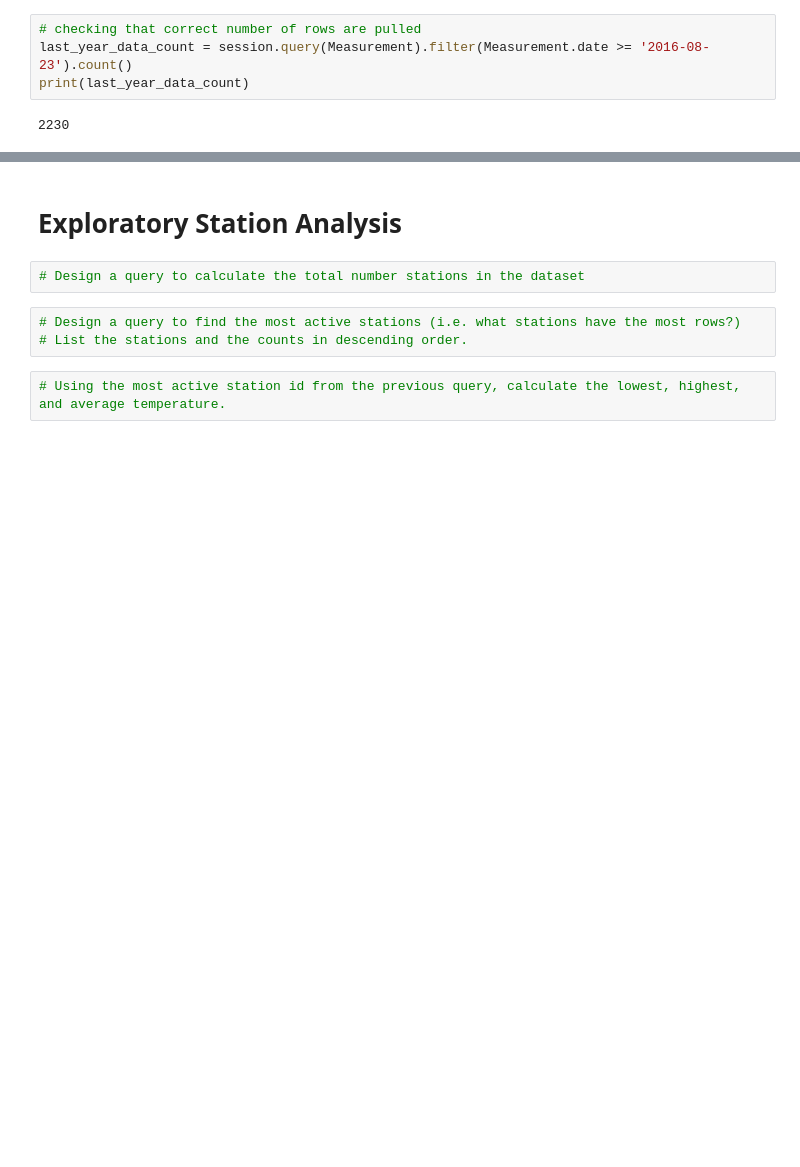
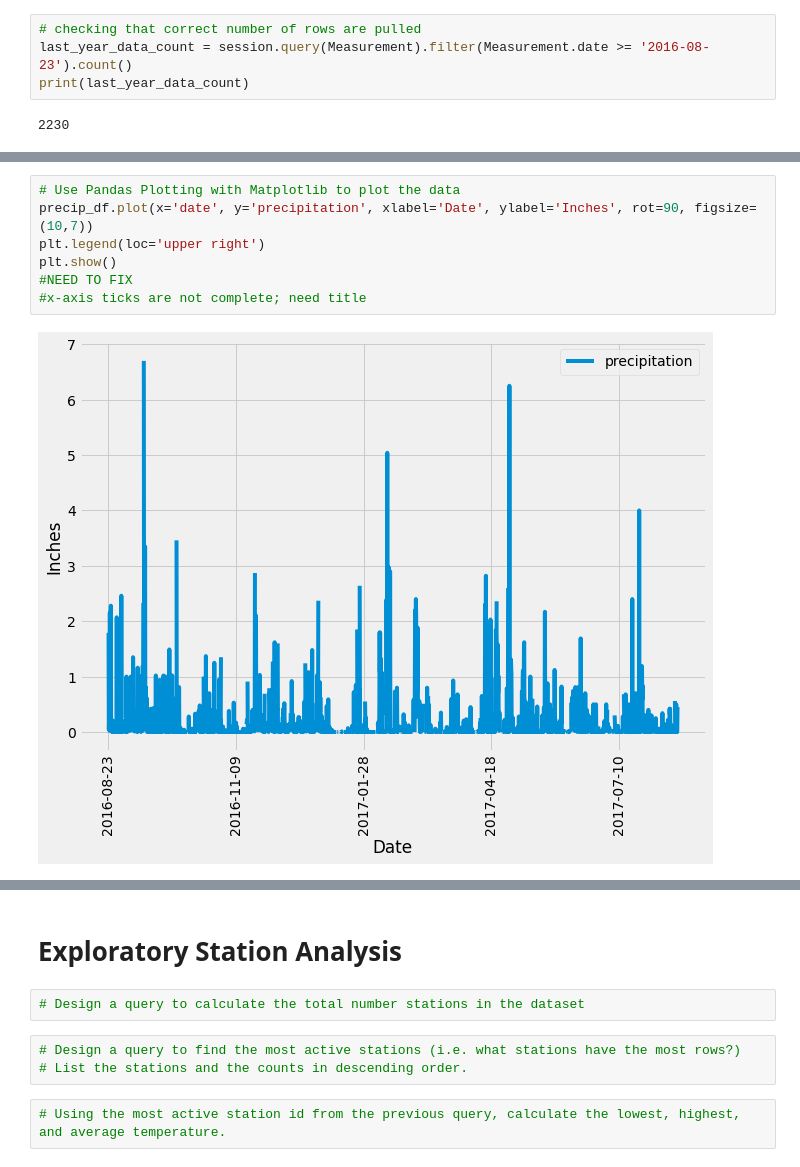
Before and after one commit to mbruns13/sqlalchemy-challenge, a Jupyter notebook: climate_starter.ipynb, the cells around one changed output, grey strips where cells are left out. Cells and saved outputs as stored; diff of their text form; blank space fills up the shorter version.

```diff
--- a/climate_starter.ipynb
+++ b/climate_starter.ipynb
@@ -135 +145,10 @@ precip_df
+# %%
+# Use Pandas Plotting with Matplotlib to plot the data
+precip_df.plot(x='date', y='precipitation', xlabel='Date', ylabel='Inches', rot=90, figsize=(10,7))
+plt.legend(loc='upper right')
+plt.show()
+#NEED TO FIX
+#x-axis ticks are not complete; need title
+# %% [output]
+[figure, added]
 # %%
```
Also changed, not shown: parts of 6 cells of this notebook.
